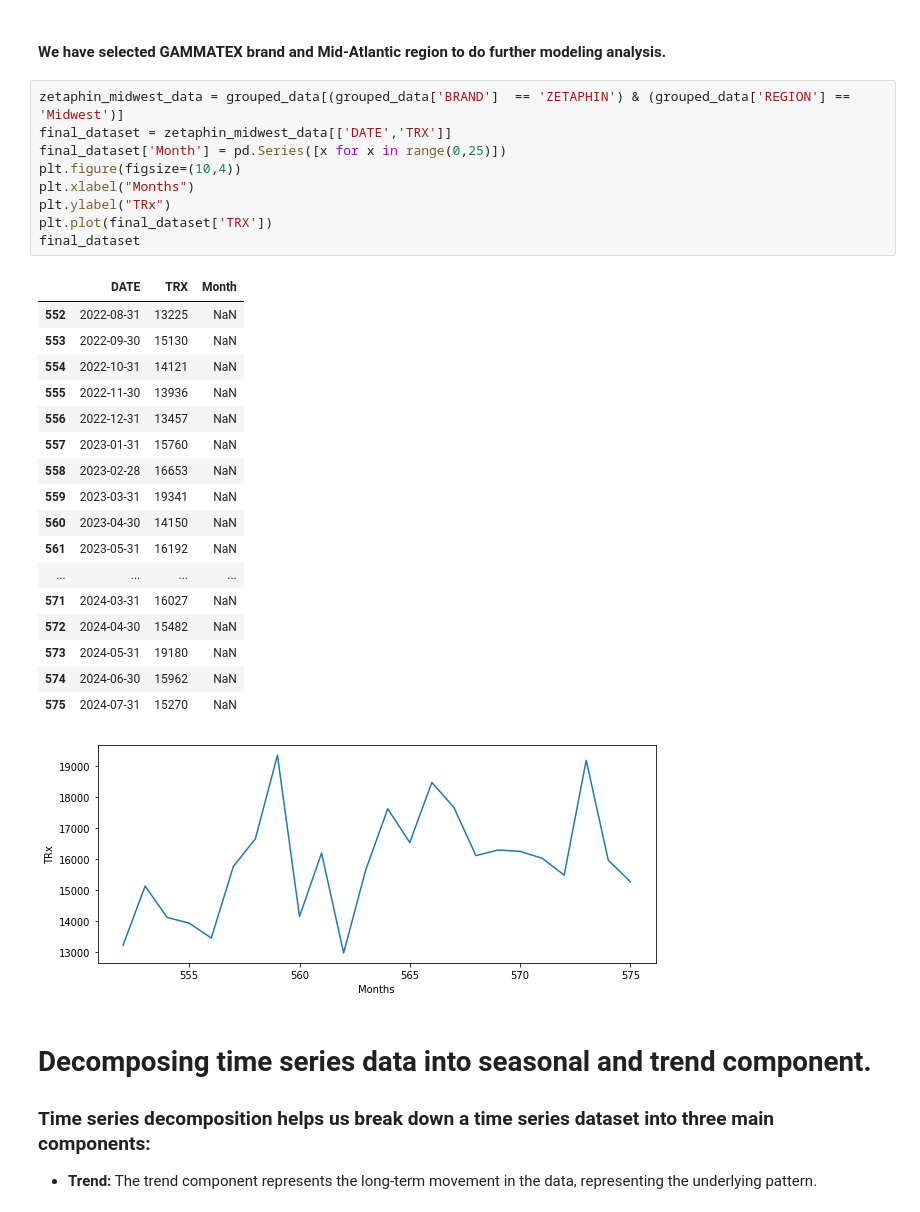
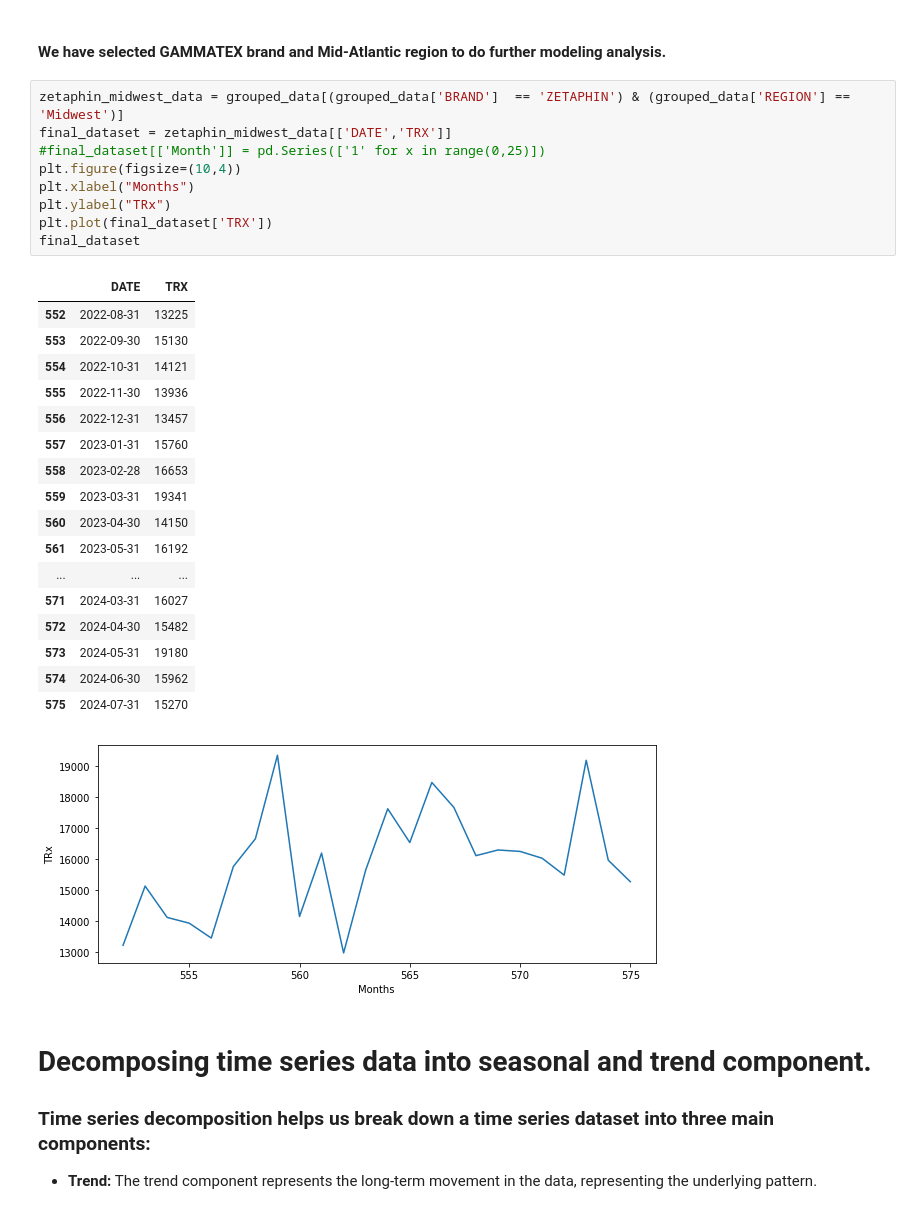
Before and after one commit to RohitRShettar/Pharmabrandinsights, a Jupyter notebook: PharmaFDC/Pharmaceutical_Brand_Predictive_Model.ipynb, the cells around one changed output. Drawn from its saved outputs; the diff is of its cells as text.

```diff
--- a/PharmaFDC/Pharmaceutical_Brand_Predictive_Model.ipynb
+++ b/PharmaFDC/Pharmaceutical_Brand_Predictive_Model.ipynb
@@ -208,30 +208,30 @@ plt.show()
 # %%
 zetaphin_midwest_data = grouped_data[(grouped_data['BRAND']  == 'ZETAPHIN') & (grouped_data['REGION'] == 'Midwest')]
 final_dataset = zetaphin_midwest_data[['DATE','TRX']]
-final_dataset['Month'] = pd.Series([x for x in range(0,25)])
+#final_dataset[['Month']] = pd.Series(['1' for x in range(0,25)])
 plt.figure(figsize=(10,4))
 plt.xlabel("Months")
 plt.ylabel("TRx")
 plt.plot(final_dataset['TRX'])
 final_dataset
 # %% [output]
-|  | DATE | TRX | Month |
-| 552 | 2022-08-31 | 13225 | NaN |
-| 553 | 2022-09-30 | 15130 | NaN |
-| 554 | 2022-10-31 | 14121 | NaN |
-| 555 | 2022-11-30 | 13936 | NaN |
-| 556 | 2022-12-31 | 13457 | NaN |
-| 557 | 2023-01-31 | 15760 | NaN |
-| 558 | 2023-02-28 | 16653 | NaN |
-| 559 | 2023-03-31 | 19341 | NaN |
-| 560 | 2023-04-30 | 14150 | NaN |
-| 561 | 2023-05-31 | 16192 | NaN |
-| ... | ... | ... | ... |
-| 571 | 2024-03-31 | 16027 | NaN |
-| 572 | 2024-04-30 | 15482 | NaN |
-| 573 | 2024-05-31 | 19180 | NaN |
-| 574 | 2024-06-30 | 15962 | NaN |
-| 575 | 2024-07-31 | 15270 | NaN |
+|  | DATE | TRX |
+| 552 | 2022-08-31 | 13225 |
+| 553 | 2022-09-30 | 15130 |
+| 554 | 2022-10-31 | 14121 |
+| 555 | 2022-11-30 | 13936 |
+| 556 | 2022-12-31 | 13457 |
+| 557 | 2023-01-31 | 15760 |
+| 558 | 2023-02-28 | 16653 |
+| 559 | 2023-03-31 | 19341 |
+| 560 | 2023-04-30 | 14150 |
+| 561 | 2023-05-31 | 16192 |
+| ... | ... | ... |
+| 571 | 2024-03-31 | 16027 |
+| 572 | 2024-04-30 | 15482 |
+| 573 | 2024-05-31 | 19180 |
+| 574 | 2024-06-30 | 15962 |
+| 575 | 2024-07-31 | 15270 |
 [figure]
 # %% [markdown]
 # Decomposing time series data into seasonal and trend component.
```
Also changed, not shown: parts of 16 cells of this notebook.
